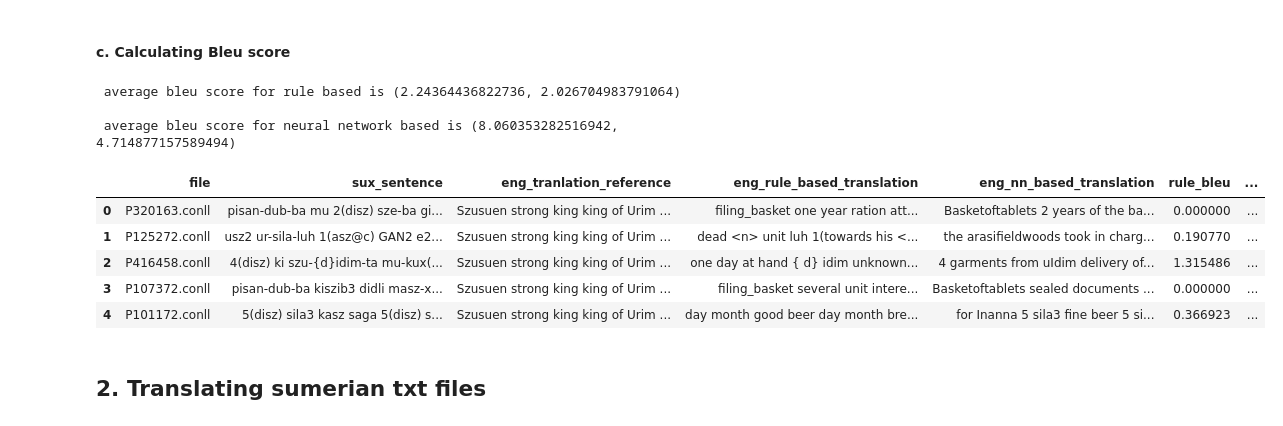
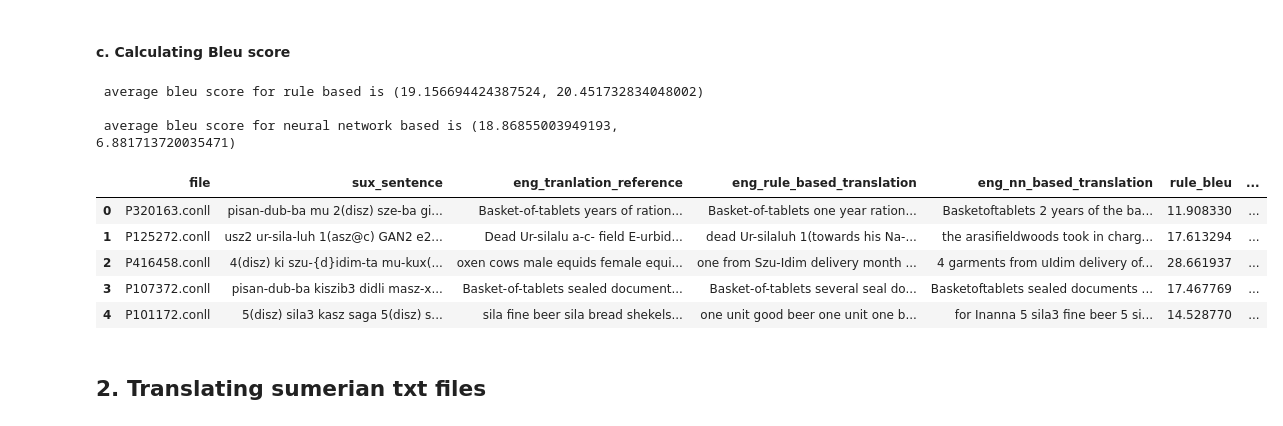
Before and after one commit to cdli-gh/apertium-sux-eng, a Jupyter notebook: Notebooks/sux_apertium_test.ipynb, the cells around one changed output. Drawn from its saved outputs; the diff is of its cells as text; code cells hidden in the pictures.

Commit message:
processed dict rules and readme update

```diff
--- a/Notebooks/sux_apertium_test.ipynb
+++ b/Notebooks/sux_apertium_test.ipynb
@@ -74,3 +74,22 @@ def grammer_error_correction(eng_sentences):
+# %%
+# english translation replacer
+# we need to replace this so that it can be compiled with lexd apertium analyzer
+def eng_word_processing(engword):
+    word = engword.replace('’','').replace('\'','')
+    return word
+# %%
+# sumerian form replacer
+# we need to replace this so that it can be compiled with lexd analyzer as well as for bilingual dictionary
+def sux_word_processing(suxword):
+    processed_word = ''
+    for i,char in enumerate(suxword):
+        if char in string.punctuation:
+            processed_word+='\\'+char
+        else:
+            processed_word+=char
+    # word = suxword.replace('{','\{').replace('}','\}').replace('[','\[').replace(']','\]').replace('(','\(').replace(')','\)').replace('|','\|')\
+    #     .replace('<','').replace('>','').replace('@','').replace('.','').replace(':','-').replace('x','') # to escape special meaning of brackets and
+    return processed_word
 # %%
 # rule based machine translation system
 # Note - there is no api call, here we are calling os.system('bash code') as there is no inbuilt python library for apertium
@@ -78,15 +97,14 @@ def rule_machine_translation(sux_sentences):
     sux_RBMT = []
     for sux_sentence in sux_sentences:
         try:
-            sux_sentence = sux_sentence.replace(':','-').replace('(','\(').replace(')','\)').replace("'","\\'").replace('|','\|').replace('x','').replace('.','').replace('<','').replace('>','')
-            sux_sentence = " ".join(sux_sentence.strip().split())
+            sux_sentence = sux_word_processing(sux_sentence)
+            # sux_sentence = " ".join(sux_sentence.strip().split())
 
             ## Calling apertium rule based Engine
             apertium_translation_command = f'''echo {sux_sentence} | apertium -d {apertium_mt_path} sux-eng'''
             output = subprocess.check_output(apertium_translation_command, shell=True)
-
-            output = output.decode('ascii').strip().replace('x','').replace('#','').replace('-',' ').replace('*',' ').split()
-            output = " ".join(output).lower()
+            output = output.decode('ascii').strip().replace('x','').replace('#','').replace('*',' ').split()
+            output = " ".join(output)
             sux_RBMT.append(output)
         except:
             sux_RBMT.append('')
@@ -136,7 +154,7 @@ def process_conll_files(dir_path):
                 sux_sentence+=row_line[1]+' '
 
         # basic cleaning of english reference sentence so we do not miss correct words match because of basic errors like (Su-zen same as Suzen and suzen same as suzen)
-        eng_tranlation_reference = eng_reference_preprocessing(eng_tranlation_reference)
+        eng_tranlation_reference = eng_word_processing(eng_tranlation_reference)
 
         # basic cleaning of sumerian sentence before passing to rulebased translation
         # sux_sentence = sux_sentence.replace('<','').replace('>','').lower()
@@ -201,22 +220,22 @@ for file, eng_tranlation_reference, sux_sentence,sux_RB,sux_NN in tqdm(zip(file_
 print(f'''\n average bleu score for rule based is''', (np.mean(rule_bleu_list),np.median(rule_bleu_list)))
 print(f'''\n average bleu score for neural network based is''',(np.mean(nn_bleu_list),np.median(nn_bleu_list)))
 # %% [output]
- average bleu score for rule based is (2.24364436822736, 2.026704983791064)
+ average bleu score for rule based is (19.156694424387524, 20.451732834048002)
 
- average bleu score for neural network based is (8.060353282516942, 4.714877157589494)
+ average bleu score for neural network based is (18.86855003949193, 6.881713720035471)
 # %%
 # for test and analysis
 col_name = ['file', 'sux_sentence', 'eng_tranlation_reference', 'eng_rule_based_translation', 'eng_nn_based_translation', 'rule_bleu', 'nn_bleu']
 trainslation_pd = pd.DataFrame(translated_df,columns = col_name)
-trainslation_pd.to_csv('../results/translation_results.csv')
+trainslation_pd.to_csv('../results/translation_mtaac_dev_results.csv')
 trainslation_pd.head()
 # %% [output]
 |  | file | sux_sentence | eng_tranlation_reference | eng_rule_based_translation | eng_nn_based_translation | rule_bleu | ... |
-| 0 | P320163.conll | pisan-dub-ba mu 2(disz) sze-ba gi... | Szusuen strong king king of Urim ... | filing_basket one year ration att... | Basketoftablets 2 years of the ba... | 0.000000 | ... |
-| 1 | P125272.conll | usz2 ur-sila-luh 1(asz@c) GAN2 e2... | Szusuen strong king king of Urim ... | dead <n> unit luh 1(towards his <... | the arasifieldwoods took in charg... | 0.190770 | ... |
-| 2 | P416458.conll | 4(disz) ki szu-{d}idim-ta mu-kux(... | Szusuen strong king king of Urim ... | one day at hand { d} idim unknown... | 4 garments from uIdim delivery of... | 1.315486 | ... |
-| 3 | P107372.conll | pisan-dub-ba kiszib3 didli masz-x... | Szusuen strong king king of Urim ... | filing_basket several unit intere... | Basketoftablets sealed documents ... | 0.000000 | ... |
-| 4 | P101172.conll | 5(disz) sila3 kasz saga 5(disz) s... | Szusuen strong king king of Urim ... | day month good beer day month bre... | for Inanna 5 sila3 fine beer 5 si... | 0.366923 | ... |
+| 0 | P320163.conll | pisan-dub-ba mu 2(disz) sze-ba gi... | Basket-of-tablets years of ration... | Basket-of-tablets one year ration... | Basketoftablets 2 years of the ba... | 11.908330 | ... |
+| 1 | P125272.conll | usz2 ur-sila-luh 1(asz@c) GAN2 e2... | Dead Ur-silalu a-c- field E-urbid... | dead Ur-silaluh 1(towards his Na-... | the arasifieldwoods took in charg... | 17.613294 | ... |
+| 2 | P416458.conll | 4(disz) ki szu-{d}idim-ta mu-kux(... | oxen cows male equids female equi... | one from Szu-Idim delivery month ... | 4 garments from uIdim delivery of... | 28.661937 | ... |
+| 3 | P107372.conll | pisan-dub-ba kiszib3 didli masz-x... | Basket-of-tablets sealed document... | Basket-of-tablets several seal do... | Basketoftablets sealed documents ... | 17.467769 | ... |
+| 4 | P101172.conll | 5(disz) sila3 kasz saga 5(disz) s... | sila fine beer sila bread shekels... | one unit good beer one unit one b... | for Inanna 5 sila3 fine beer 5 si... | 14.528770 | ... |
 # %% [markdown]
 ## 2. Translating sumerian txt files
 # %%
```
Also changed, not shown: parts of 13 cells of this notebook, 16 other files.
